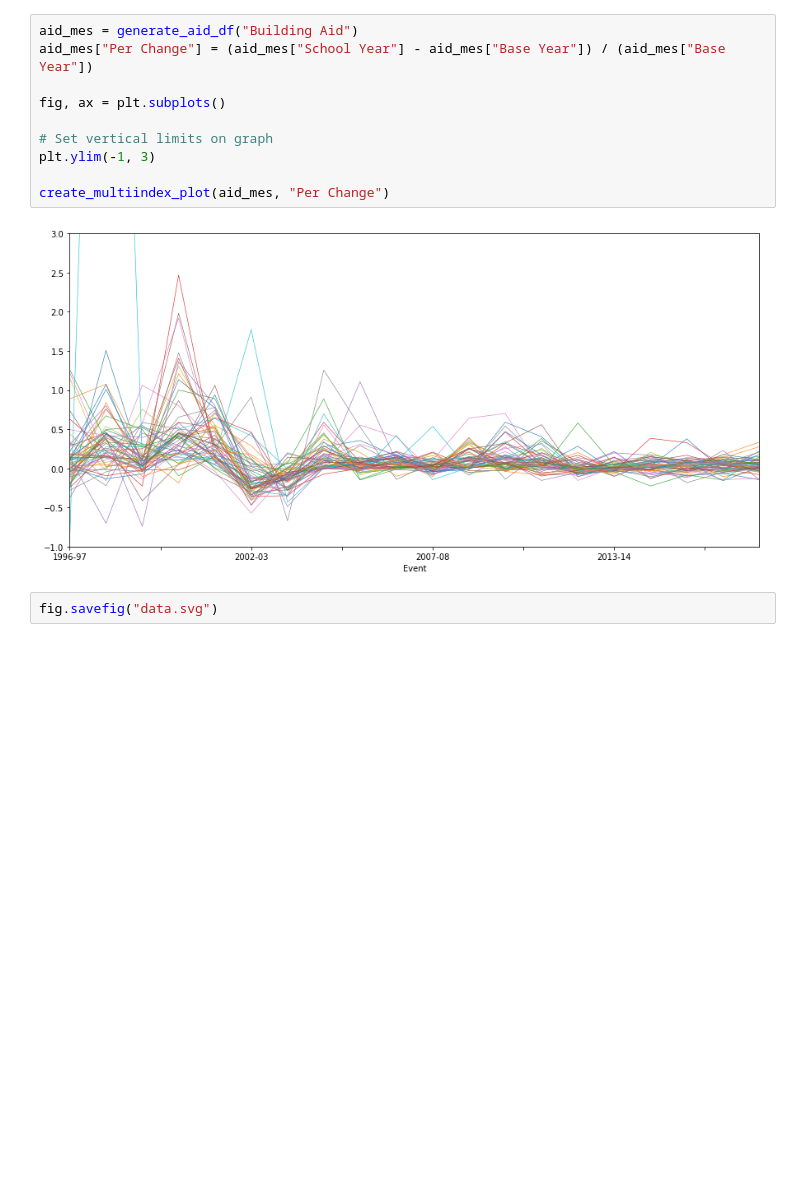
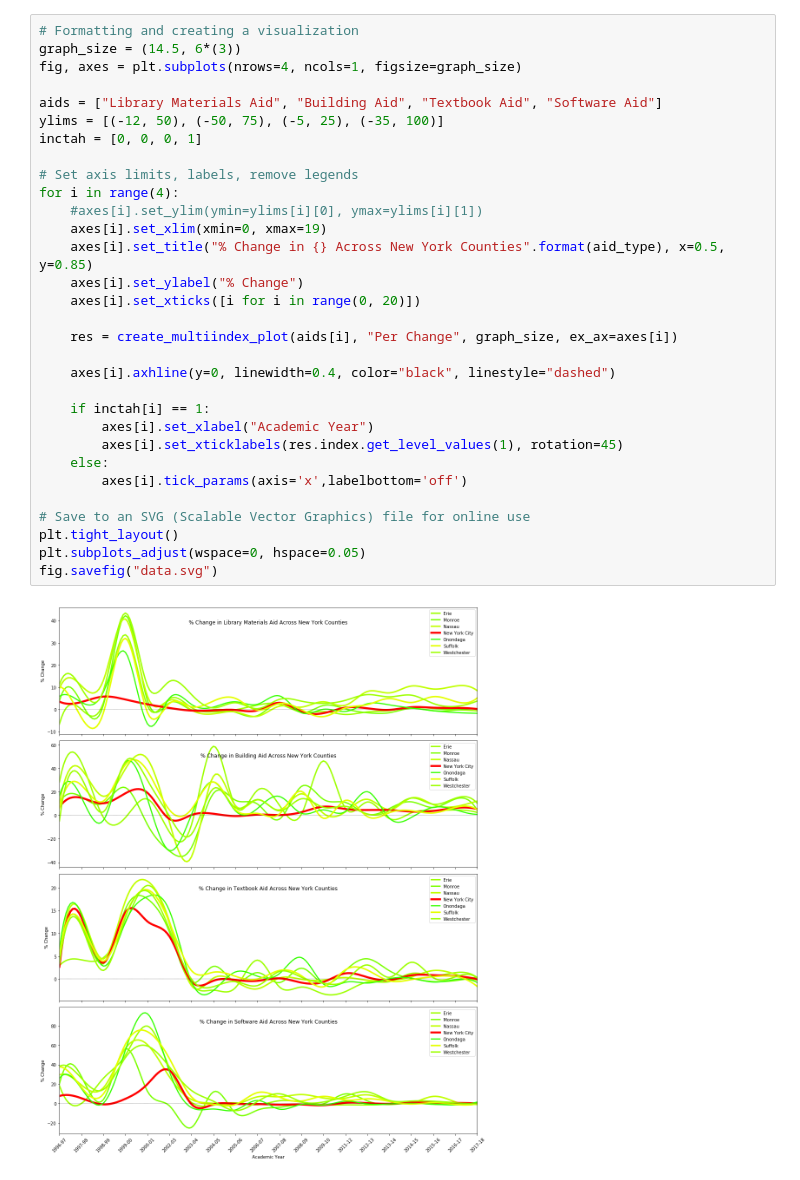
Before and after one commit to luojeff/datav, a Jupyter notebook: New York Aid/Aid Analysis.ipynb, the cells around one changed output. Saved outputs shown, nothing was run; the diff lists cells and outputs as text; blank space fills up the shorter version.

Commit message:
add interpolation, make visualization more appealing

```diff
--- a/New York Aid/Aid Analysis.ipynb
+++ b/New York Aid/Aid Analysis.ipynb
@@ -71,14 +125,33 @@ def create_multiindex_plot(mi_df, measure_type):
-# %%
-aid_mes = generate_aid_df("Building Aid")
-aid_mes["Per Change"] = (aid_mes["School Year"] - aid_mes["Base Year"]) / (aid_mes["Base Year"])
-
-fig, ax = plt.subplots()
-
-# Set vertical limits on graph
-plt.ylim(-1, 3)
-
-create_multiindex_plot(aid_mes, "Per Change")
-# %% [output]
-[figure, removed]
-# %%
-fig.savefig("data.svg")
+# %%
+# Formatting and creating a visualization
+graph_size = (14.5, 6*(3))
+fig, axes = plt.subplots(nrows=4, ncols=1, figsize=graph_size)
+
+aids = ["Library Materials Aid", "Building Aid", "Textbook Aid", "Software Aid"]
+ylims = [(-12, 50), (-50, 75), (-5, 25), (-35, 100)]
+inctah = [0, 0, 0, 1]
+
+# Set axis limits, labels, remove legends
+for i in range(4):
+    #axes[i].set_ylim(ymin=ylims[i][0], ymax=ylims[i][1])
+    axes[i].set_xlim(xmin=0, xmax=19)
+    axes[i].set_title("% Change in {} Across New York Counties".format(aid_type), x=0.5, y=0.85)
+    axes[i].set_ylabel("% Change")
+    axes[i].set_xticks([i for i in range(0, 20)])
+
+    res = create_multiindex_plot(aids[i], "Per Change", graph_size, ex_ax=axes[i])
+
+    axes[i].axhline(y=0, linewidth=0.4, color="black", linestyle="dashed")
+
+    if inctah[i] == 1:
+        axes[i].set_xlabel("Academic Year")
+        axes[i].set_xticklabels(res.index.get_level_values(1), rotation=45)
+    else:
+        axes[i].tick_params(axis='x',labelbottom='off')
+
+# Save to an SVG (Scalable Vector Graphics) file for online use
+plt.tight_layout()
+plt.subplots_adjust(wspace=0, hspace=0.05)
+fig.savefig("data.svg")
+# %% [output]
+[figure, added]
```
Also changed, not shown: parts of 6 cells of this notebook, 1 other file.
